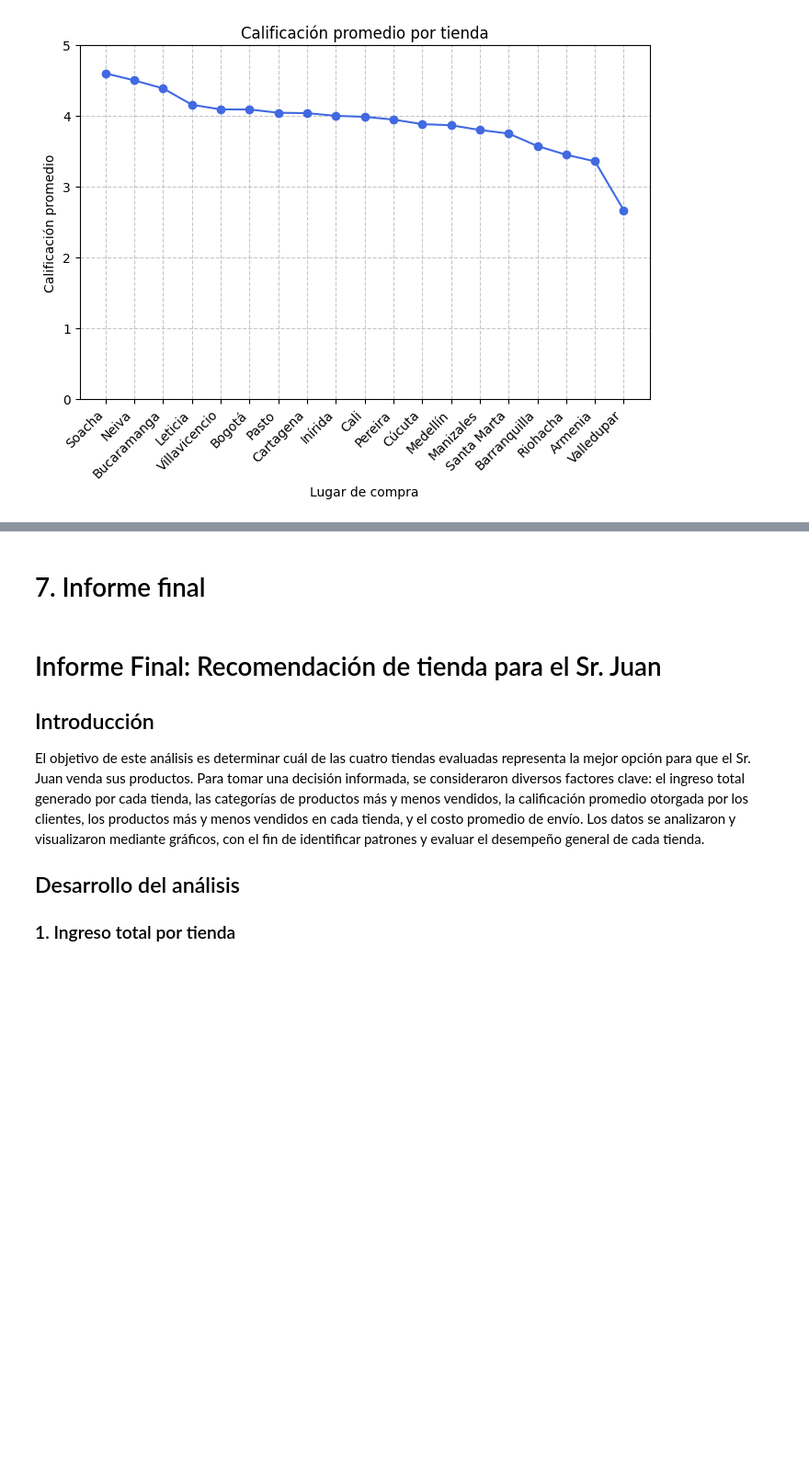
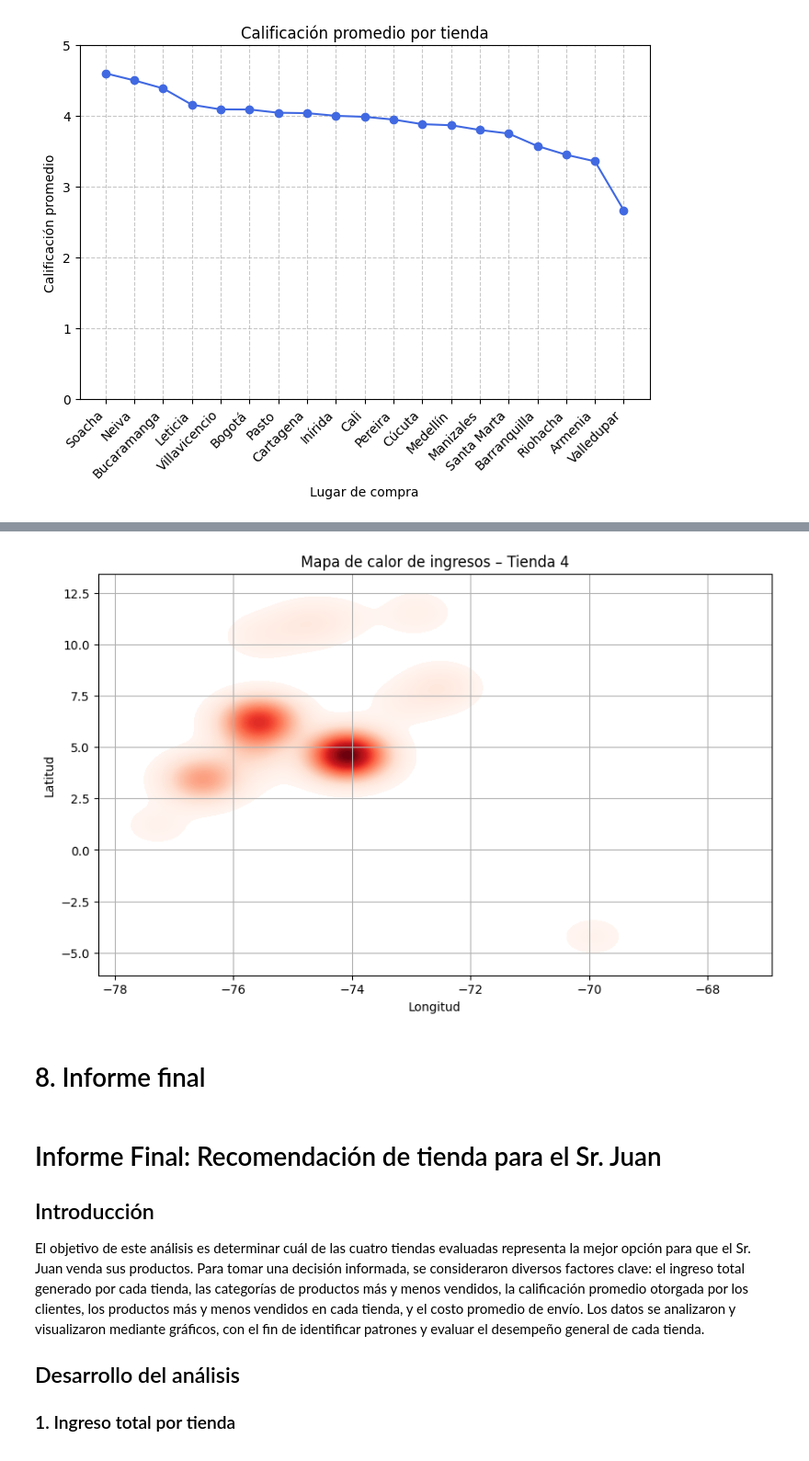
Before and after one commit to francarrascoo/python-challenge, a Jupyter notebook: AluraStoreLatam.ipynb, the cells around one changed output, grey strips where cells are left out. Shown: that part at 92% size. Drawn from its saved outputs; the diff is of its cells as text; code cells hidden in the pictures; blank space fills up the shorter version.

```diff
--- a/AluraStoreLatam.ipynb
+++ b/AluraStoreLatam.ipynb
@@ -399,5 +446,20 @@ plt.show()
+# %%
+#Tienda 4
+
+plt.figure(figsize=(10, 6))
+sns.kdeplot(
+    data=tienda, x='lon', y='lat', weights=tienda['Precio'],
+    cmap="Reds", fill=True, thresh=0.05, levels=100
+)
+plt.title('Mapa de calor de ingresos – Tienda 4')
+plt.xlabel('Longitud')
+plt.ylabel('Latitud')
+plt.grid(True)
+plt.show()
+# %% [output]
+[figure, added]
 # %% [markdown]
-# 7. Informe final
+# 8. Informe final
 # %% [markdown]
 # Informe Final: Recomendación de tienda para el Sr. Juan
 
```
Also changed, not shown: parts of 4 cells of this notebook.
